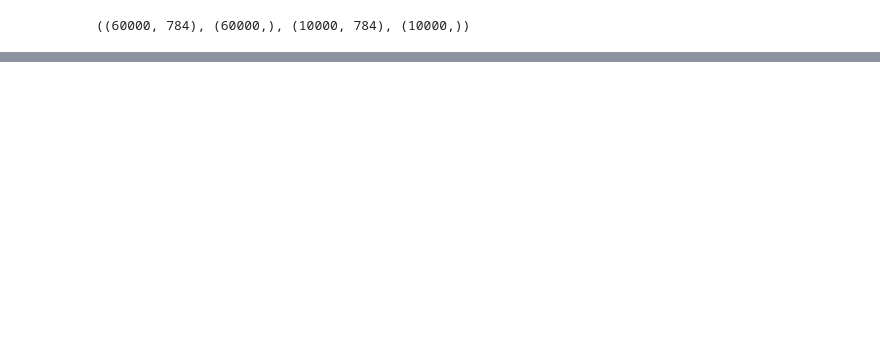
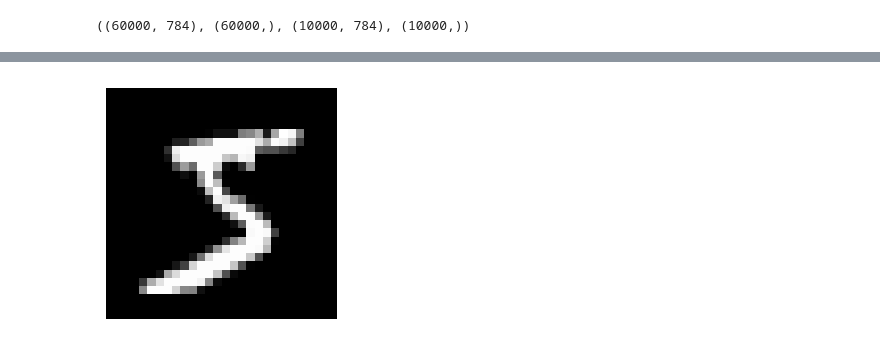
Before and after one commit to keer2345/python-book-ai, a Jupyter notebook: deep-learning-from-scratch/ch03/ch03.ipynb, the cells around one changed output, grey strips where cells are left out. Cells and saved outputs as stored; diff of their text form; code cells hidden in the pictures; blank space fills up the shorter version.

```diff
--- a/deep-learning-from-scratch/ch03/ch03.ipynb
+++ b/deep-learning-from-scratch/ch03/ch03.ipynb
@@ -234,3 +236,7 @@ from dataset.mnist import load_mnist
 x_train.shape, t_train.shape, x_test.shape, t_test.shape
 # %% [output]
 ((60000, 784), (60000,), (10000, 784), (10000,))
+# %%
+img = x_train[0]
+label = t_train[0]
+label, img.shape
@@ -236,0 +245,3 @@ x_train.shape, t_train.shape, x_test.shape, t_test.shape
+# %%
+img = img.reshape(28,28)
+img.shape
@@ -236,0 +260,9 @@ x_train.shape, t_train.shape, x_test.shape, t_test.shape
+# %%
+import matplotlib.pyplot as plt
+
+plt.figure(figsize=(3, 3))   # 3x3 英寸
+plt.imshow(img, cmap='gray')
+plt.axis('off')   # 不显示坐标轴
+plt.show()
+# %% [output]
+[figure, added]
```
Also changed, not shown: parts of 16 cells of this notebook, 1 other file.
